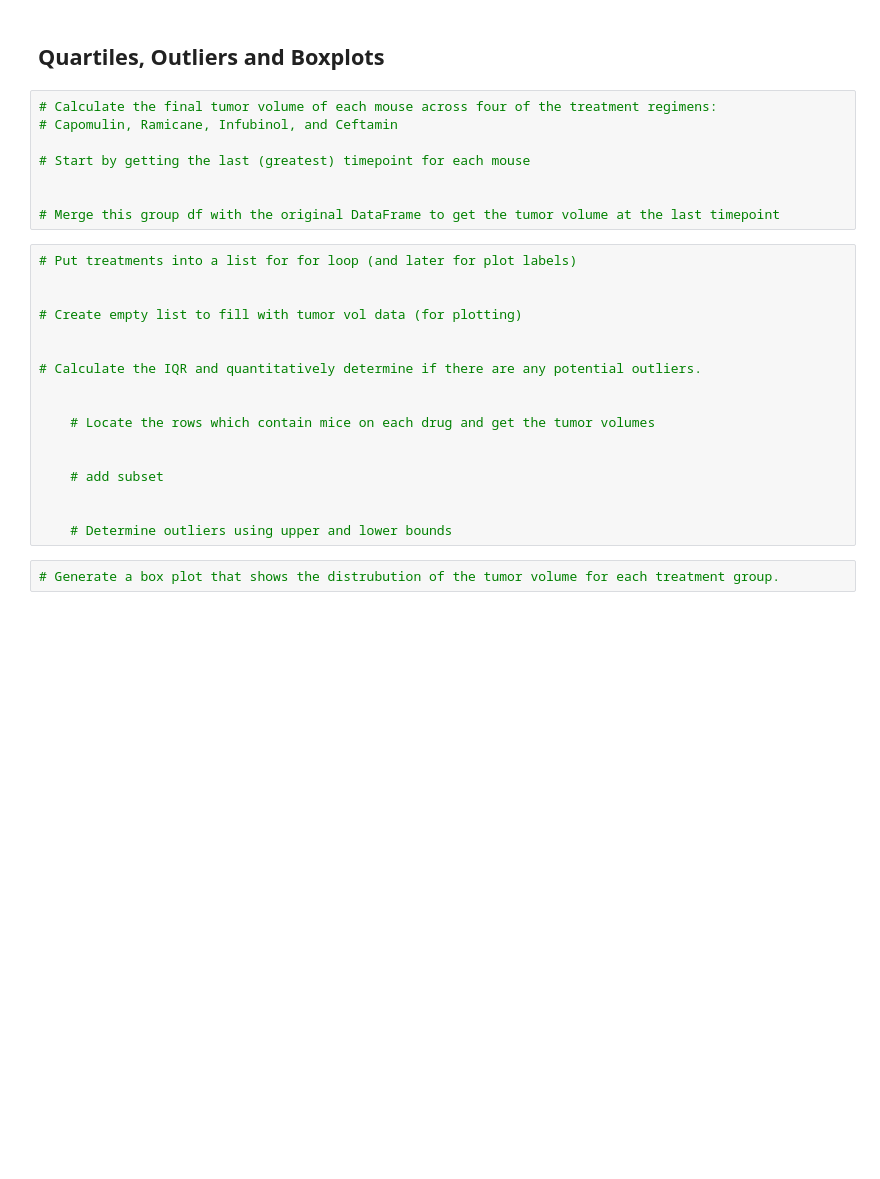
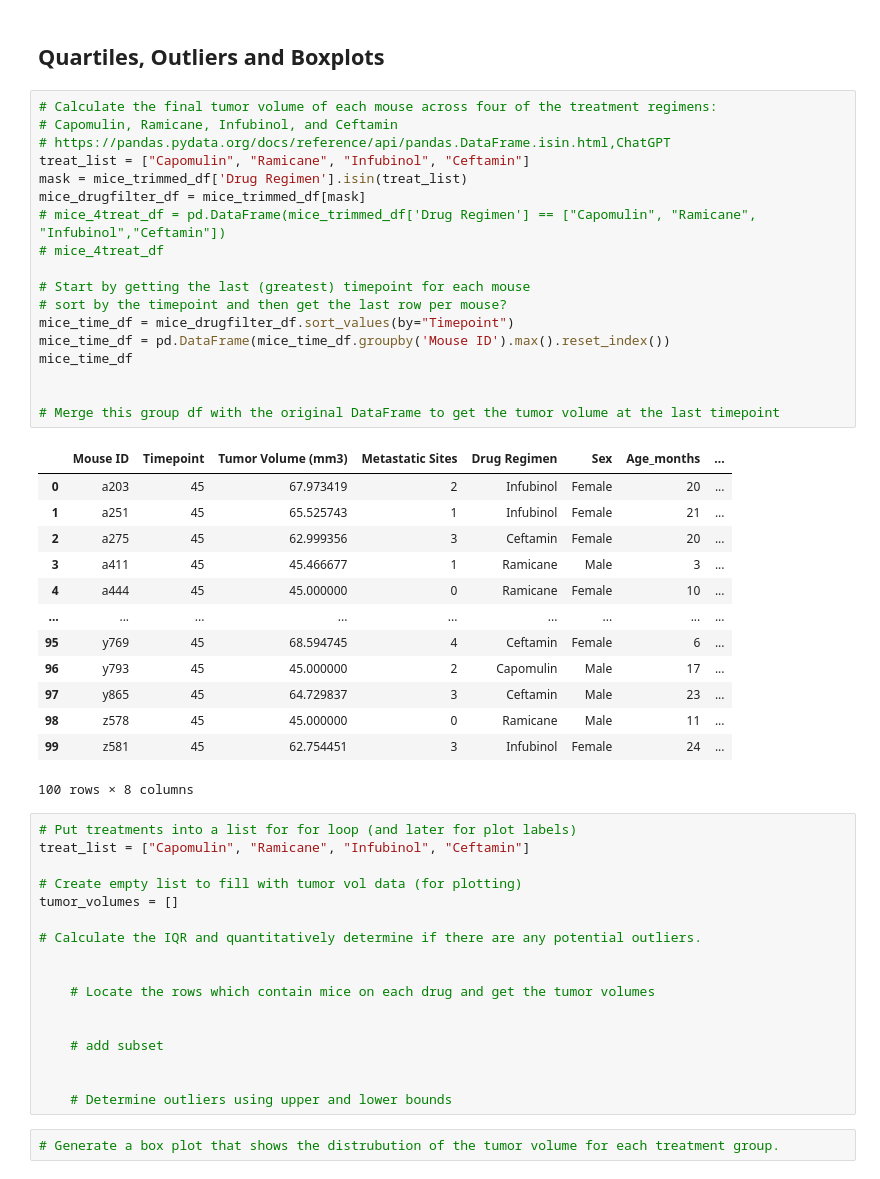
Before and after one commit to redpandata19/Matplotlib-challenge, a Jupyter notebook: Pymaceuticals/pymaceuticals_starter.ipynb, the cells around one changed output. Drawn from its saved outputs; the diff is of its cells as text; blank space fills up the shorter version.

```diff
--- a/Pymaceuticals/pymaceuticals_starter.ipynb
+++ b/Pymaceuticals/pymaceuticals_starter.ipynb
@@ -200,17 +200,41 @@ plt.show()
 # %%
 # Calculate the final tumor volume of each mouse across four of the treatment regimens:
 # Capomulin, Ramicane, Infubinol, and Ceftamin
+# https://pandas.pydata.org/docs/reference/api/pandas.DataFrame.isin.html,ChatGPT
+treat_list = ["Capomulin", "Ramicane", "Infubinol", "Ceftamin"]
+mask = mice_trimmed_df['Drug Regimen'].isin(treat_list)
+mice_drugfilter_df = mice_trimmed_df[mask]
+# mice_4treat_df = pd.DataFrame(mice_trimmed_df['Drug Regimen'] == ["Capomulin", "Ramicane", "Infubinol","Ceftamin"])
+# mice_4treat_df
 
 # Start by getting the last (greatest) timepoint for each mouse
+# sort by the timepoint and then get the last row per mouse?
+mice_time_df = mice_drugfilter_df.sort_values(by="Timepoint")
+mice_time_df = pd.DataFrame(mice_time_df.groupby('Mouse ID').max().reset_index())
+mice_time_df
 
 
 # Merge this group df with the original DataFrame to get the tumor volume at the last timepoint
+# %% [output]
+|  | Mouse ID | Timepoint | Tumor Volume (mm3) | Metastatic Sites | Drug Regimen | Sex | Age_months | ... |
+| 0 | a203 | 45 | 67.973419 | 2 | Infubinol | Female | 20 | ... |
+| 1 | a251 | 45 | 65.525743 | 1 | Infubinol | Female | 21 | ... |
+| 2 | a275 | 45 | 62.999356 | 3 | Ceftamin | Female | 20 | ... |
+| 3 | a411 | 45 | 45.466677 | 1 | Ramicane | Male | 3 | ... |
+| 4 | a444 | 45 | 45.000000 | 0 | Ramicane | Female | 10 | ... |
+| ... | ... | ... | ... | ... | ... | ... | ... | ... |
+| 95 | y769 | 45 | 68.594745 | 4 | Ceftamin | Female | 6 | ... |
+| 96 | y793 | 45 | 45.000000 | 2 | Capomulin | Male | 17 | ... |
+| 97 | y865 | 45 | 64.729837 | 3 | Ceftamin | Male | 23 | ... |
+| 98 | z578 | 45 | 45.000000 | 0 | Ramicane | Male | 11 | ... |
+| 99 | z581 | 45 | 62.754451 | 3 | Infubinol | Female | 24 | ... |
+100 rows × 8 columns
 # %%
 # Put treatments into a list for for loop (and later for plot labels)
-
+treat_list = ["Capomulin", "Ramicane", "Infubinol", "Ceftamin"]
 
 # Create empty list to fill with tumor vol data (for plotting)
-
+tumor_volumes = []
 
 # Calculate the IQR and quantitatively determine if there are any potential outliers.
 
```
